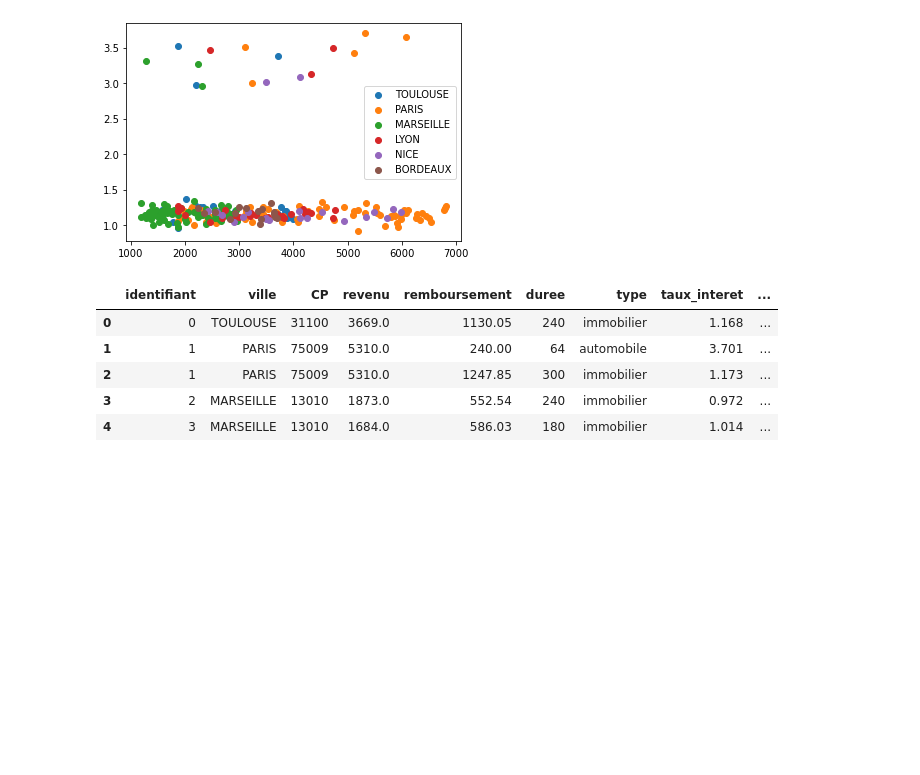
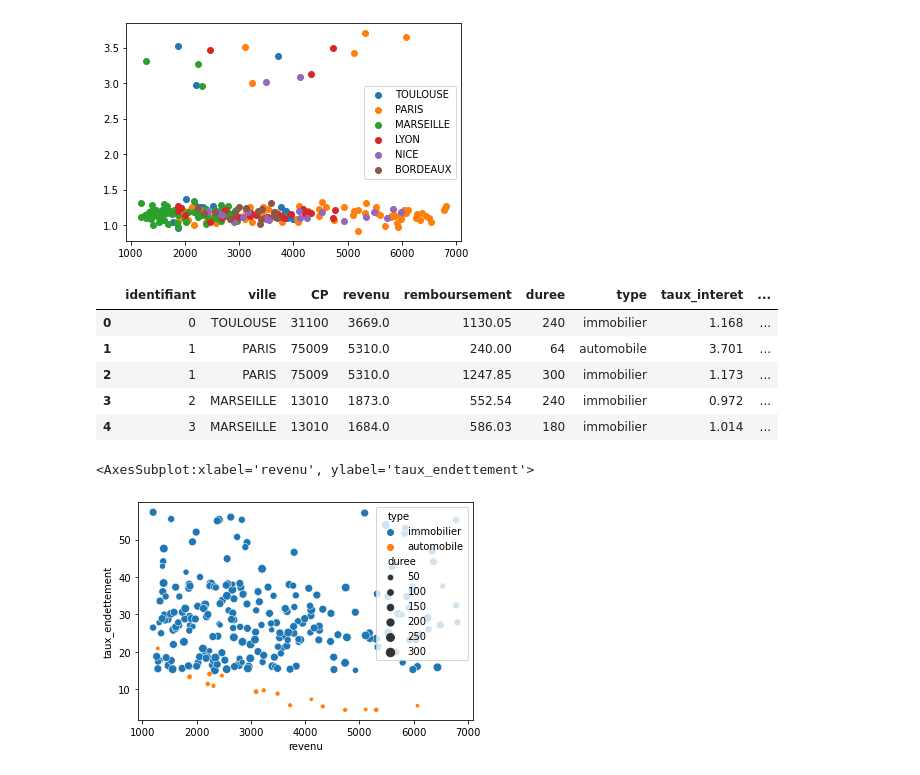
Before and after one commit to Charlot-DEDJINOU/Data-scientist, a Jupyter notebook: Les librairies Python pour la Data Science/matplotlib.ipynb, the cells around one changed output. Saved outputs shown, nothing was run; the diff lists cells and outputs as text; code cells hidden in the pictures; blank space fills up the shorter version.

```diff
--- a/Les librairies Python pour la Data Science/matplotlib.ipynb
+++ b/Les librairies Python pour la Data Science/matplotlib.ipynb
@@ -89,3 +90,8 @@ plt.show()
 | 2 | 1 | PARIS | 75009 | 5310.0 | 1247.85 | 300 | immobilier | 1.173 | ... |
 | 3 | 2 | MARSEILLE | 13010 | 1873.0 | 552.54 | 240 | immobilier | 0.972 | ... |
 | 4 | 3 | MARSEILLE | 13010 | 1684.0 | 586.03 | 180 | immobilier | 1.014 | ... |
+# %%
+sns.scatterplot(data=prets, x='revenu', y='taux_endettement', hue='type' , size='duree')
+# %% [output]
+<AxesSubplot:xlabel='revenu', ylabel='taux_endettement'>
+[figure, added]
```
Also changed, not shown: parts of 5 cells of this notebook.
